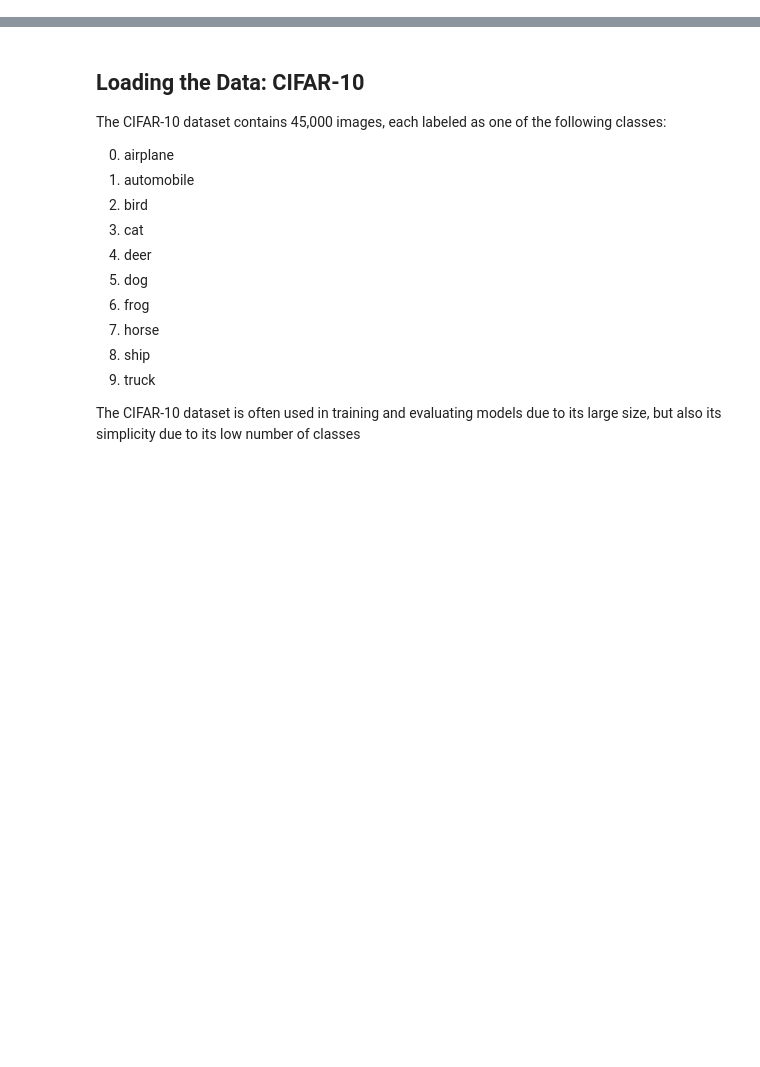
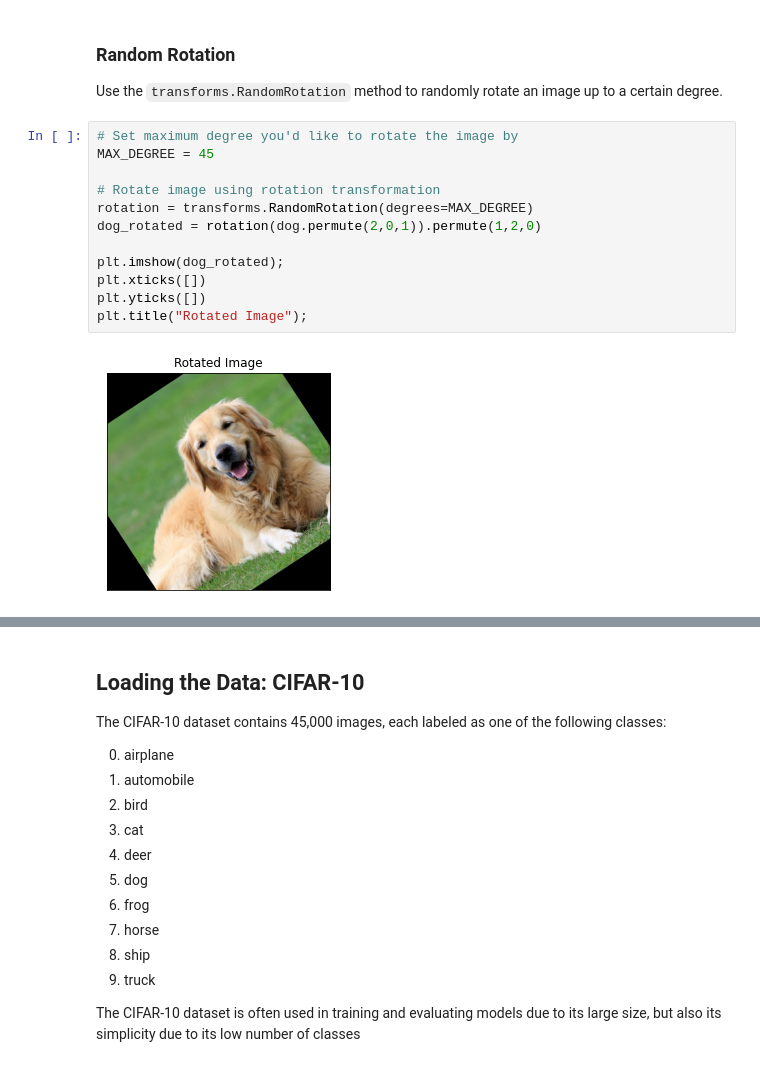
Before and after one commit to willfurtado/cs182demo, a Jupyter notebook: main.ipynb, the cells around one changed output, grey strips where cells are left out. Cells and saved outputs as stored; diff of their text form; blank space fills up the shorter version.

```diff
--- a/main.ipynb
+++ b/main.ipynb
@@ -22,0 +76,17 @@ Let us utilize the AlexNet architecture. The AlexNet architecture consists of fi
+# %% [markdown]
+### Random Rotation
+Use the `transforms.RandomRotation` method to randomly rotate an image up to a certain degree.
+# %%
+# Set maximum degree you'd like to rotate the image by
+MAX_DEGREE = 45
+
+# Rotate image using rotation transformation
+rotation = transforms.RandomRotation(degrees=MAX_DEGREE)
+dog_rotated = rotation(dog.permute(2,0,1)).permute(1,2,0)
+
+plt.imshow(dog_rotated);
+plt.xticks([])
+plt.yticks([])
+plt.title("Rotated Image");
+# %% [output]
+[figure, added]
```
Also changed, not shown: parts of 31 cells of this notebook, 4 other files.
